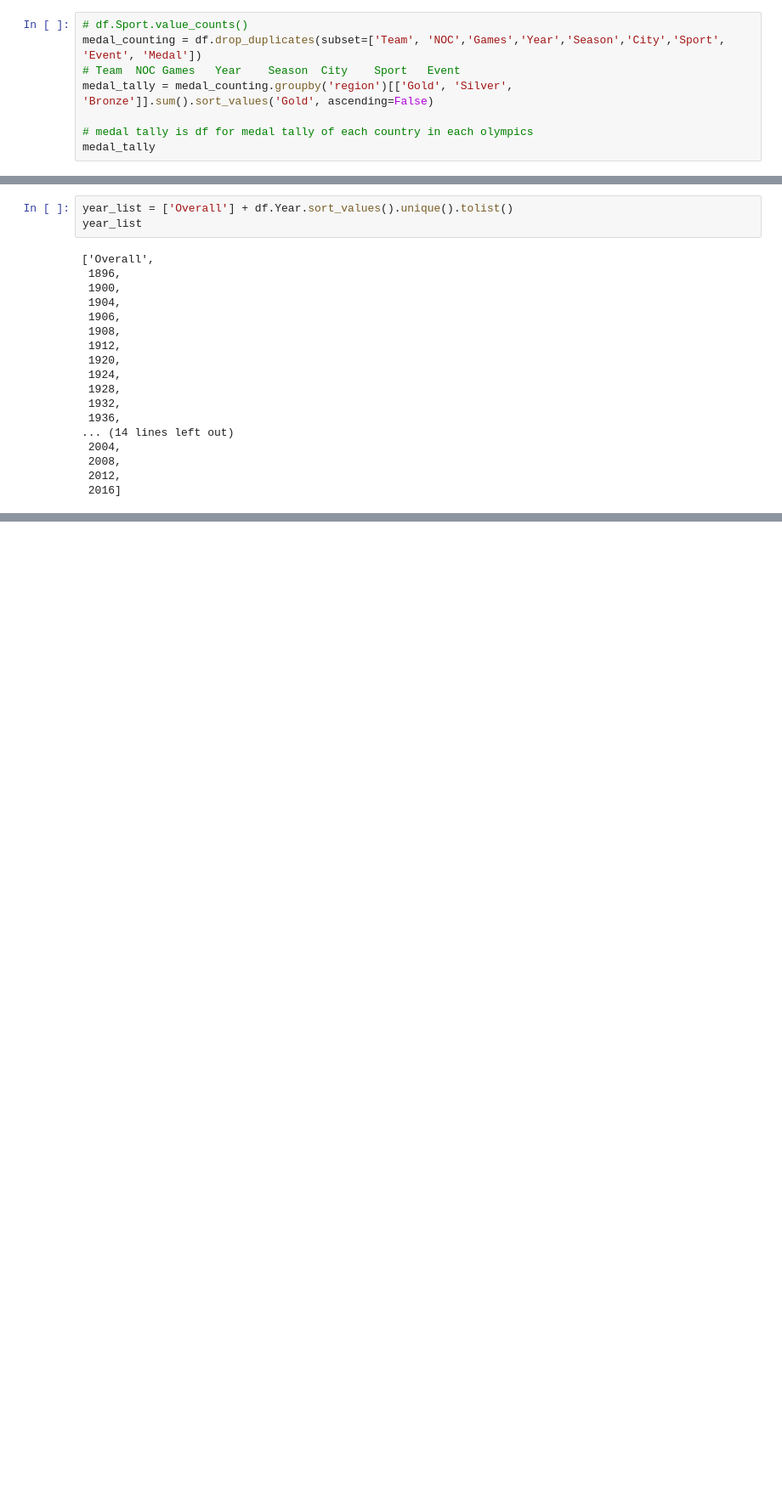
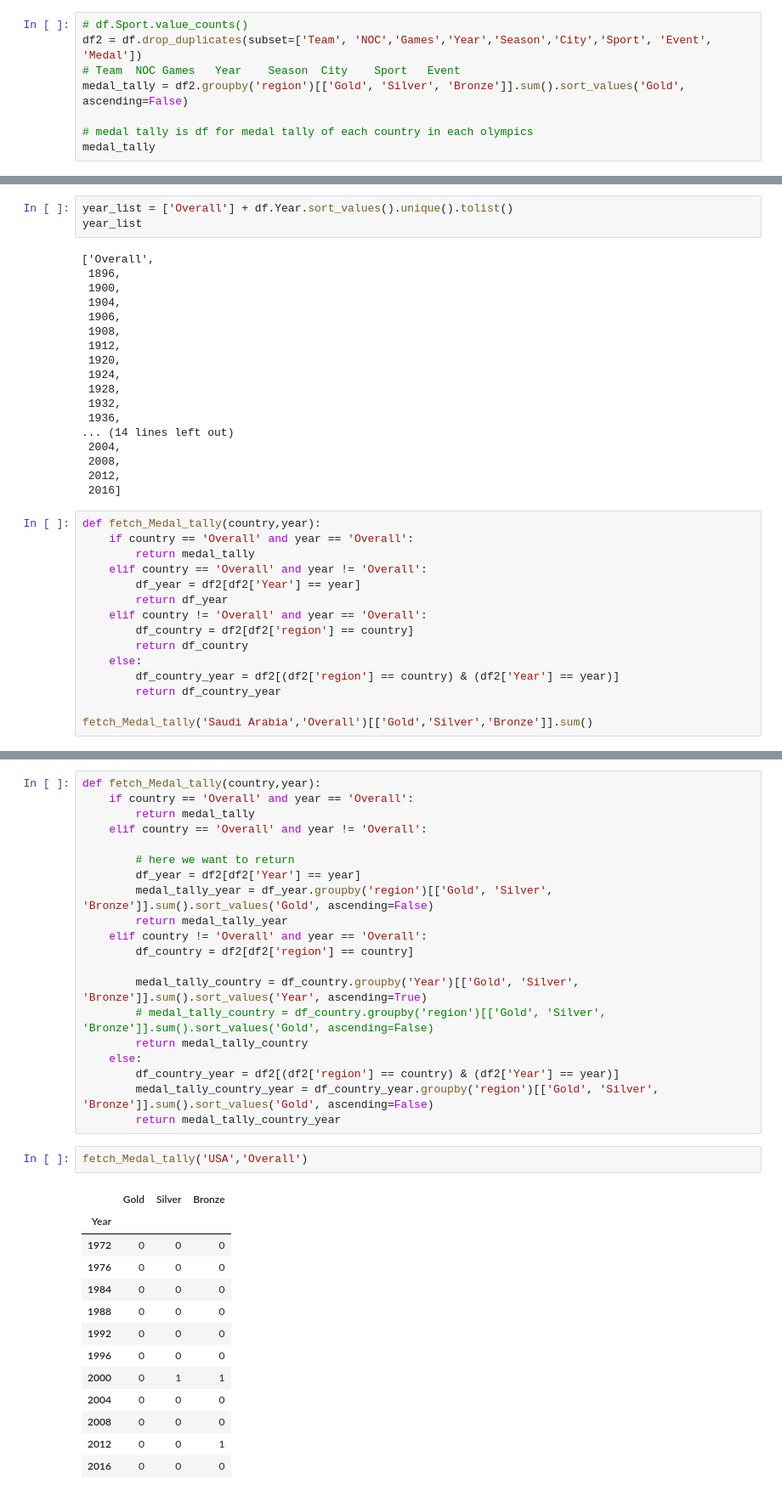
Before and after one commit to Shrikantlala24/Olympics_Data_analysis, a Jupyter notebook: Project_Notebook.ipynb, the cells around one changed output, grey strips where cells are left out. Shown at 85% size. Drawn from its saved outputs; the diff is of its cells as text; blank space fills up the shorter version.

```diff
--- a/Project_Notebook.ipynb
+++ b/Project_Notebook.ipynb
@@ -212,9 +212,9 @@ The grouped result above does **not** match the official Olympic medal tally bec
 - Official tallies count **one medal per event**, not per athlete.
 # %%
 # df.Sport.value_counts()
-medal_counting = df.drop_duplicates(subset=['Team', 'NOC','Games','Year','Season','City','Sport', 'Event', 'Medal'])
+df2 = df.drop_duplicates(subset=['Team', 'NOC','Games','Year','Season','City','Sport', 'Event', 'Medal'])
 # Team	NOC	Games	Year	Season	City	Sport	Event
-medal_tally = medal_counting.groupby('region')[['Gold', 'Silver', 'Bronze']].sum().sort_values('Gold', ascending=False)
+medal_tally = df2.groupby('region')[['Gold', 'Silver', 'Bronze']].sum().sort_values('Gold', ascending=False)
 
 # medal tally is df for medal tally of each country in each olympics
 medal_tally
@@ -280,3 +280,18 @@ year_list
  2008,
  2012,
  2016]
+# %%
+def fetch_Medal_tally(country,year):
+    if country == 'Overall' and year == 'Overall':
+        return medal_tally
+    elif country == 'Overall' and year != 'Overall':
+        df_year = df2[df2['Year'] == year]
+        return df_year
+    elif country != 'Overall' and year == 'Overall':
+        df_country = df2[df2['region'] == country]
+        return df_country
+    else:
+        df_country_year = df2[(df2['region'] == country) & (df2['Year'] == year)]
+        return df_country_year
+
+fetch_Medal_tally('Saudi Arabia','Overall')[['Gold','Silver','Bronze']].sum()
@@ -282,0 +303,36 @@ year_list
+# %%
+def fetch_Medal_tally(country,year):
+    if country == 'Overall' and year == 'Overall':
+        return medal_tally
+    elif country == 'Overall' and year != 'Overall':
+
+        # here we want to return
+        df_year = df2[df2['Year'] == year]
+        medal_tally_year = df_year.groupby('region')[['Gold', 'Silver', 'Bronze']].sum().sort_values('Gold', ascending=False)
+        return medal_tally_year
+    elif country != 'Overall' and year == 'Overall':
+        df_country = df2[df2['region'] == country]
+
+        medal_tally_country = df_country.groupby('Year')[['Gold', 'Silver', 'Bronze']].sum().sort_values('Year', ascending=True)
+        # medal_tally_country = df_country.groupby('region')[['Gold', 'Silver', 'Bronze']].sum().sort_values('Gold', ascending=False)
+        return medal_tally_country
+    else:
+        df_country_year = df2[(df2['region'] == country) & (df2['Year'] == year)]
+        medal_tally_country_year = df_country_year.groupby('region')[['Gold', 'Silver', 'Bronze']].sum().sort_values('Gold', ascending=False)
+        return medal_tally_country_year
+# %%
+fetch_Medal_tally('USA','Overall')
+# %% [output]
+|  | Gold | Silver | Bronze |
+| Year |  |  |  |
+| 1972 | 0 | 0 | 0 |
+| 1976 | 0 | 0 | 0 |
+| 1984 | 0 | 0 | 0 |
+| 1988 | 0 | 0 | 0 |
+| 1992 | 0 | 0 | 0 |
+| 1996 | 0 | 0 | 0 |
+| 2000 | 0 | 1 | 1 |
+| 2004 | 0 | 0 | 0 |
+| 2008 | 0 | 0 | 0 |
+| 2012 | 0 | 0 | 1 |
+| 2016 | 0 | 0 | 0 |
```
Also changed, not shown: parts of 1 cell of this notebook, 2 other files.
